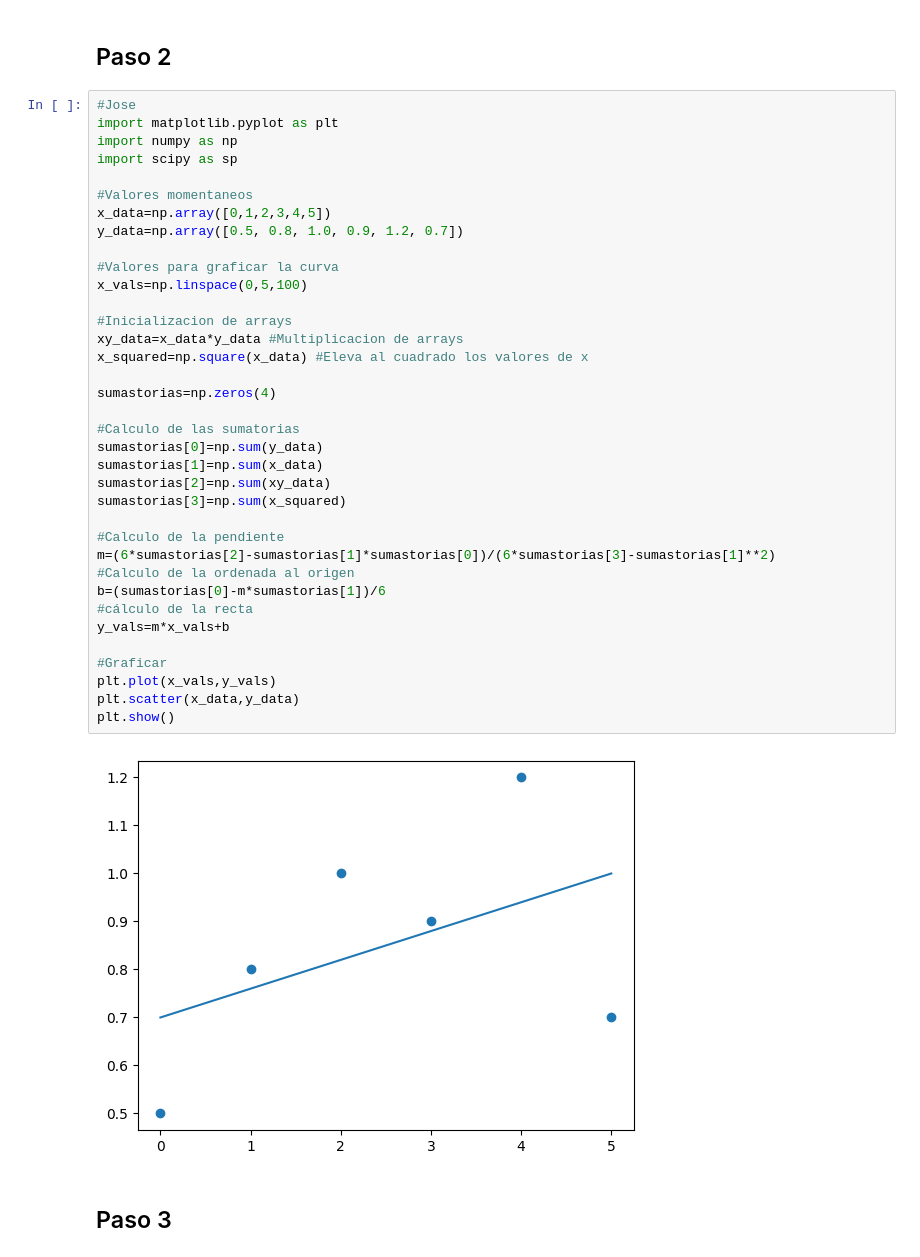
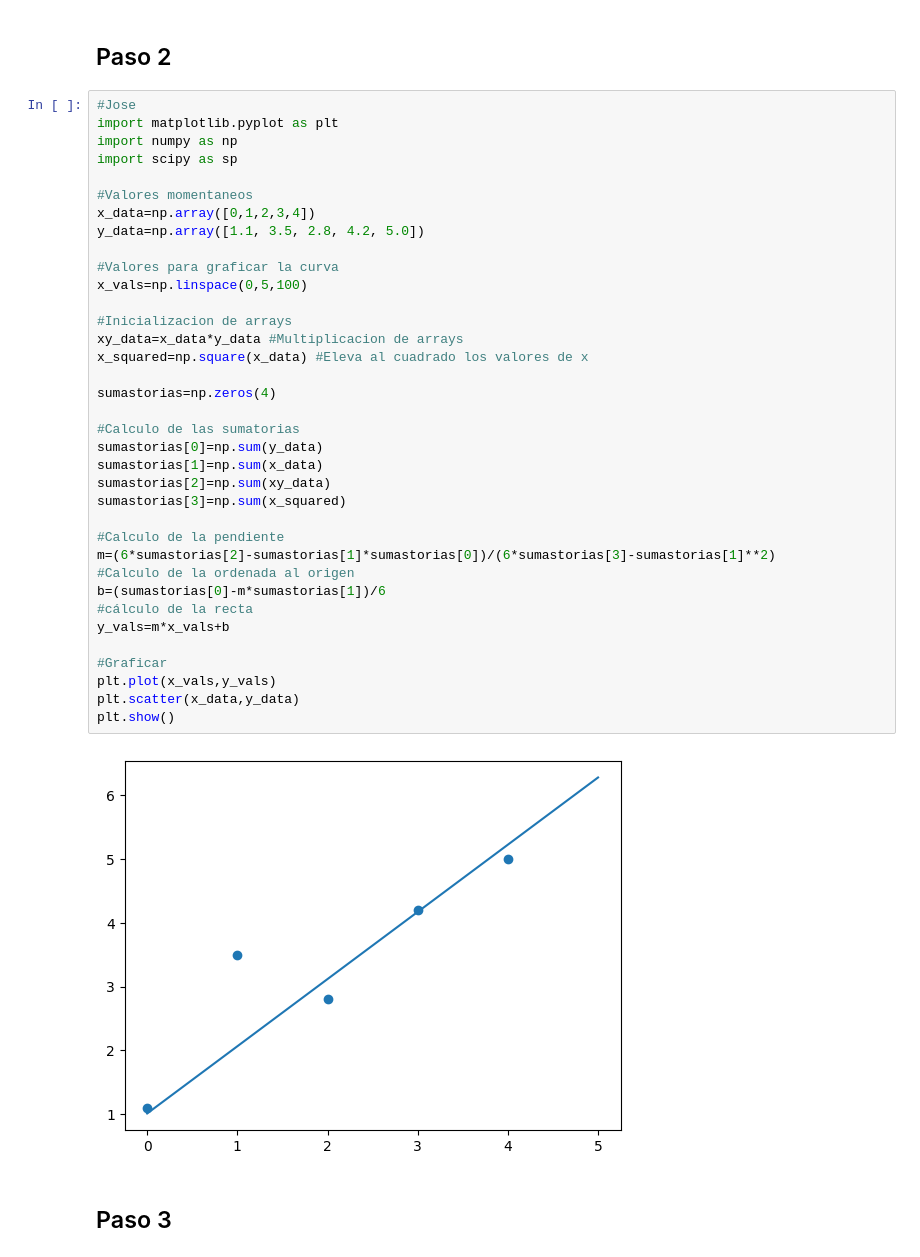
Before and after one commit to Farreto06/Calculo-Numerico-Grupal, a Jupyter notebook: Evaluacion 3/Diseño de una Montaña Rusa.ipynb, the cells around one changed output. Cells and saved outputs as stored; diff of their text form.

```diff
--- a/Evaluacion 3/Diseño de una Montaña Rusa.ipynb
+++ b/Evaluacion 3/Diseño de una Montaña Rusa.ipynb
@@ -141,37 +141,37 @@ import numpy as np
 import scipy as sp
 
 #Valores momentaneos
-x_data=np.array([0,1,2,3,4,5])
-y_data=np.array([0.5, 0.8, 1.0, 0.9, 1.2, 0.7])
+x_data=np.array([0,1,2,3,4])
+y_data=np.array([1.1, 3.5, 2.8, 4.2, 5.0])
 
 #Valores para graficar la curva
 x_vals=np.linspace(0,5,100)
 
 #Inicializacion de arrays
 xy_data=x_data*y_data #Multiplicacion de arrays
 x_squared=np.square(x_data) #Eleva al cuadrado los valores de x
 
 sumastorias=np.zeros(4)
 
 #Calculo de las sumatorias
 sumastorias[0]=np.sum(y_data)
 sumastorias[1]=np.sum(x_data)
 sumastorias[2]=np.sum(xy_data)
 sumastorias[3]=np.sum(x_squared)
 
 #Calculo de la pendiente
 m=(6*sumastorias[2]-sumastorias[1]*sumastorias[0])/(6*sumastorias[3]-sumastorias[1]**2)
 #Calculo de la ordenada al origen
 b=(sumastorias[0]-m*sumastorias[1])/6
 #cálculo de la recta
 y_vals=m*x_vals+b
 
 #Graficar
 plt.plot(x_vals,y_vals)
 plt.scatter(x_data,y_data)
 plt.show()
 # %% [output]
-[figure, old version]
+[figure, new version]
 # %% [markdown]
 ## Paso 3
 # %%
```
